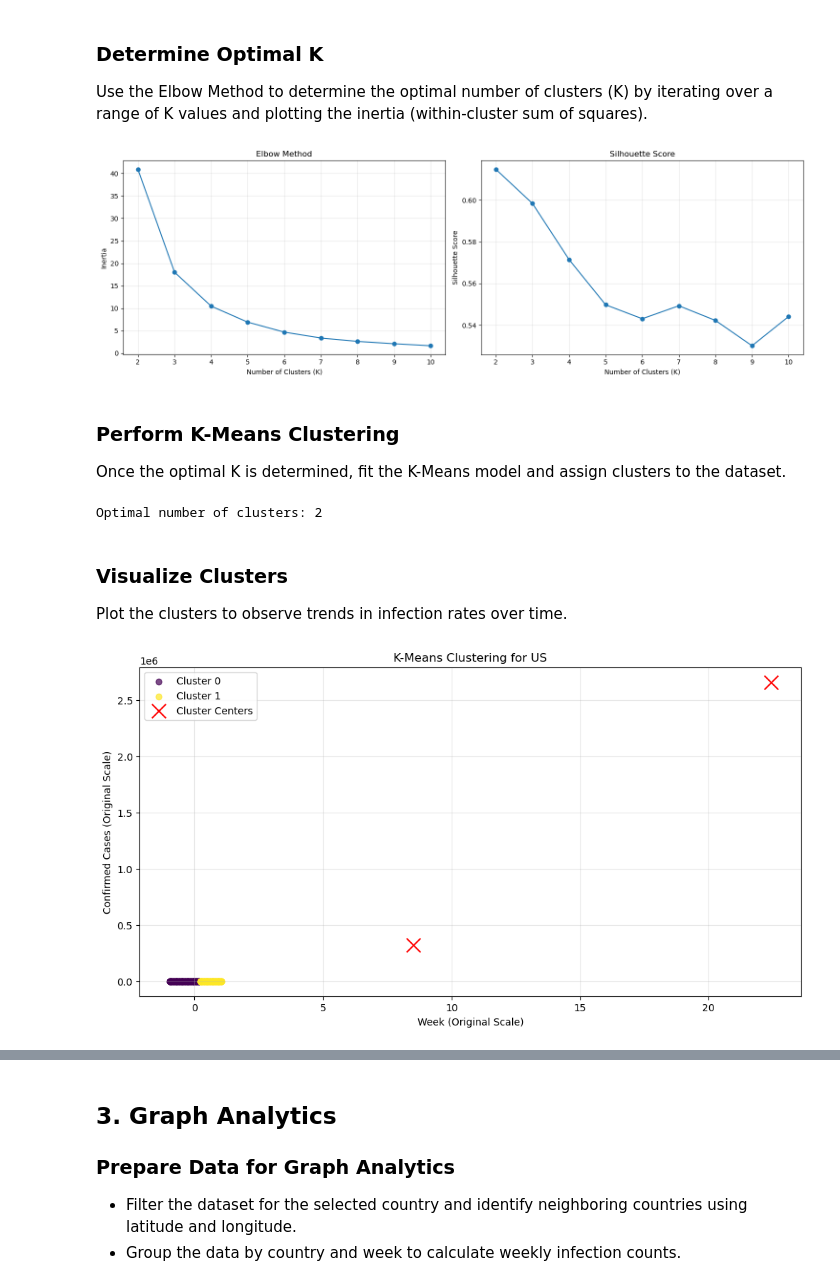
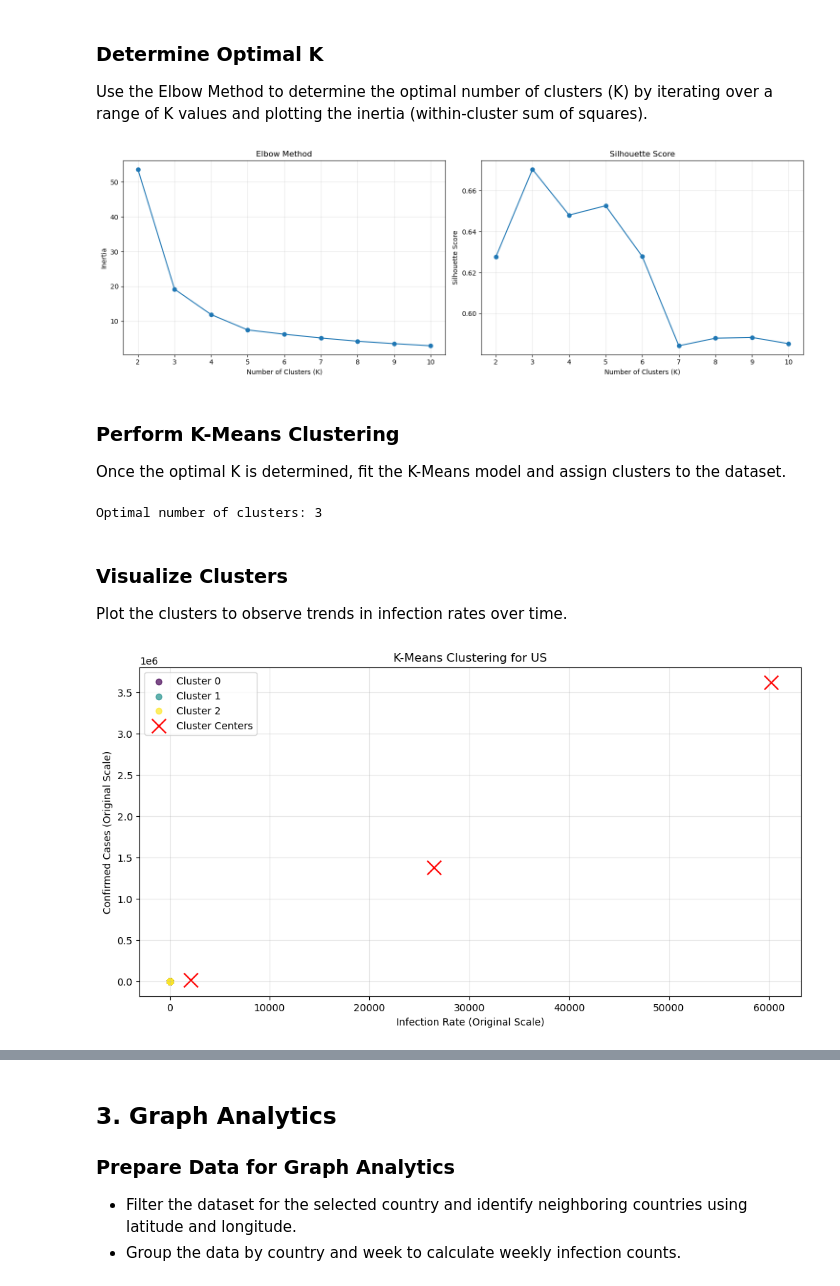
Before and after one commit to CluongUni/torrens-bda601, a Jupyter notebook: Assessment 03/A00117495_BDA601_Assessment3.ipynb, the cells around one changed output, grey strips where cells are left out. Cells and saved outputs as stored; diff of their text form; code cells hidden in the pictures.

```diff
--- a/Assessment 03/A00117495_BDA601_Assessment3.ipynb
+++ b/Assessment 03/A00117495_BDA601_Assessment3.ipynb
@@ -62,7 +66,7 @@ def fit_linear_regression(country, data):
 
     # Prepare features (Week) and target (Confirmed Cases)
     X = country_data['Week'].values.reshape(-1, 1)
-    y = country_data['Confirmed'].values
+    y = country_data['Confirmed Cases'].values
 
     # Perform cross-validation
     model = LinearRegression()
@@ -178,7 +182,7 @@ clustering_data = selected_data.copy()
 
 # Standardize features (Week, Confirmed Cases)
 scaler = RobustScaler()
-clustering_data[['Week', 'Confirmed']] = scaler.fit_transform(clustering_data[['Week', 'Confirmed']])
+clustering_data[['Infection Rate', 'Confirmed Cases']] = scaler.fit_transform(clustering_data[['Infection Rate', 'Confirmed Cases']])
 # %% [markdown]
 ### Determine Optimal K
 Use the Elbow Method to determine the optimal number of clusters (K) by iterating over a range of K values and plotting the inertia (within-cluster sum of squares).
@@ -194,10 +198,10 @@ K_range = range(2, 11)
 
 for k in K_range:
     kmeans = KMeans(n_clusters=k, random_state=42)
-    labels = kmeans.fit_predict(clustering_data[['Week', 'Confirmed']])
+    labels = kmeans.fit_predict(clustering_data[['Infection Rate', 'Confirmed Cases']])
     inertia.append(kmeans.inertia_)
     if k > 1:
-        silhouette_scores.append(silhouette_score(clustering_data[['Week', 'Confirmed']], labels))
+        silhouette_scores.append(silhouette_score(clustering_data[['Infection Rate', 'Confirmed Cases']], labels))
     else:
         silhouette_scores.append(float('nan'))  # Append NaN for k=1
 
@@ -219,7 +223,7 @@ ax2.grid(True, alpha=0.3)
 plt.tight_layout()
 plt.show()
 # %% [output]
-[figure, old version]
+[figure, new version]
 # %% [markdown]
 ### Perform K-Means Clustering
 Once the optimal K is determined, fit the K-Means model and assign clusters to the dataset.
@@ -230,37 +234,38 @@ print(f"Optimal number of clusters: {optimal_k}")
 
 # Fit K-Means clustering
 kmeans = KMeans(n_clusters=optimal_k, random_state=42)
-clustering_data['Cluster'] = kmeans.fit_predict(clustering_data[['Week', 'Confirmed']])
+clustering_data['Cluster'] = kmeans.fit_predict(clustering_data[['Infection Rate', 'Confirmed Cases']])
 
 # Add cluster centers for visualization
 cluster_centers = scaler.inverse_transform(kmeans.cluster_centers_)
 # %% [output]
-Optimal number of clusters: 2
+Optimal number of clusters: 3
 # %% [markdown]
 ### Visualize Clusters
 Plot the clusters to observe trends in infection rates over time.
 # %%
 # Plot the clusters
 plt.figure(figsize=(12, 6))
 colors = plt.cm.viridis(np.linspace(0, 1, optimal_k))
 
 for cluster, color in enumerate(colors):
     cluster_points = clustering_data[clustering_data['Cluster'] == cluster]
-    plt.scatter(cluster_points['Week'], cluster_points['Confirmed'],
+    plt.scatter(cluster_points['Infection Rate'], cluster_points['Confirmed Cases'],
                 color=color, label=f'Cluster {cluster}', alpha=0.7)
 
 # Plot cluster centers
+cluster_centers_original = scaler.inverse_transform(kmeans.cluster_centers_)
 plt.scatter(cluster_centers_original[:, 0], cluster_centers_original[:, 1],
             color='red', marker='x', s=200, label='Cluster Centers')
 
 plt.title(f'K-Means Clustering for {selected_country}')
-plt.xlabel('Week (Original Scale)')
+plt.xlabel('Infection Rate (Original Scale)')
 plt.ylabel('Confirmed Cases (Original Scale)')
 plt.legend()
 plt.grid(True, alpha=0.3)
 plt.show()
 # %% [output]
-[figure, old version]
+[figure, new version]
 # %%
 cluster_counts = clustering_data['Cluster'].value_counts()
 print(f"Cluster Counts:\n{cluster_counts}\n")
```
Also changed, not shown: parts of 11 cells of this notebook.
